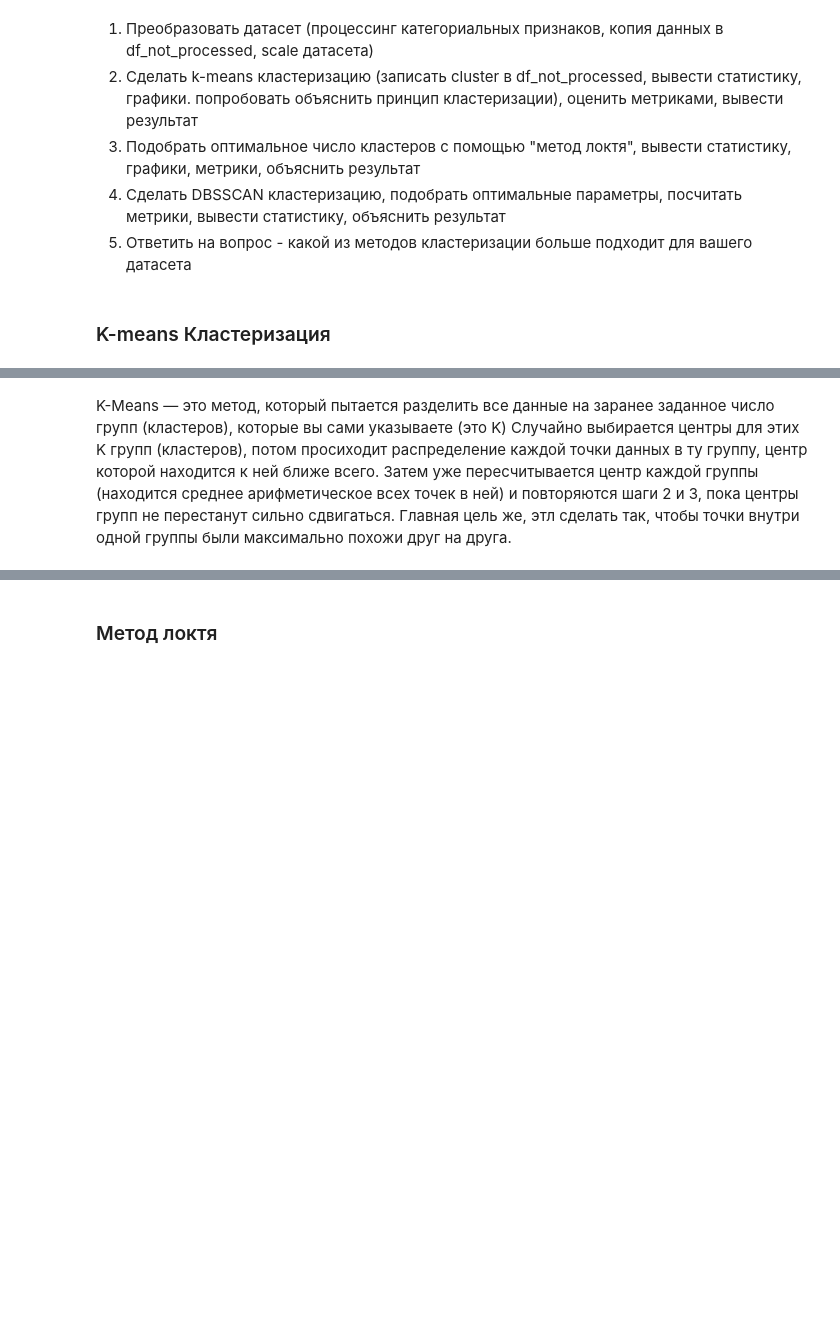
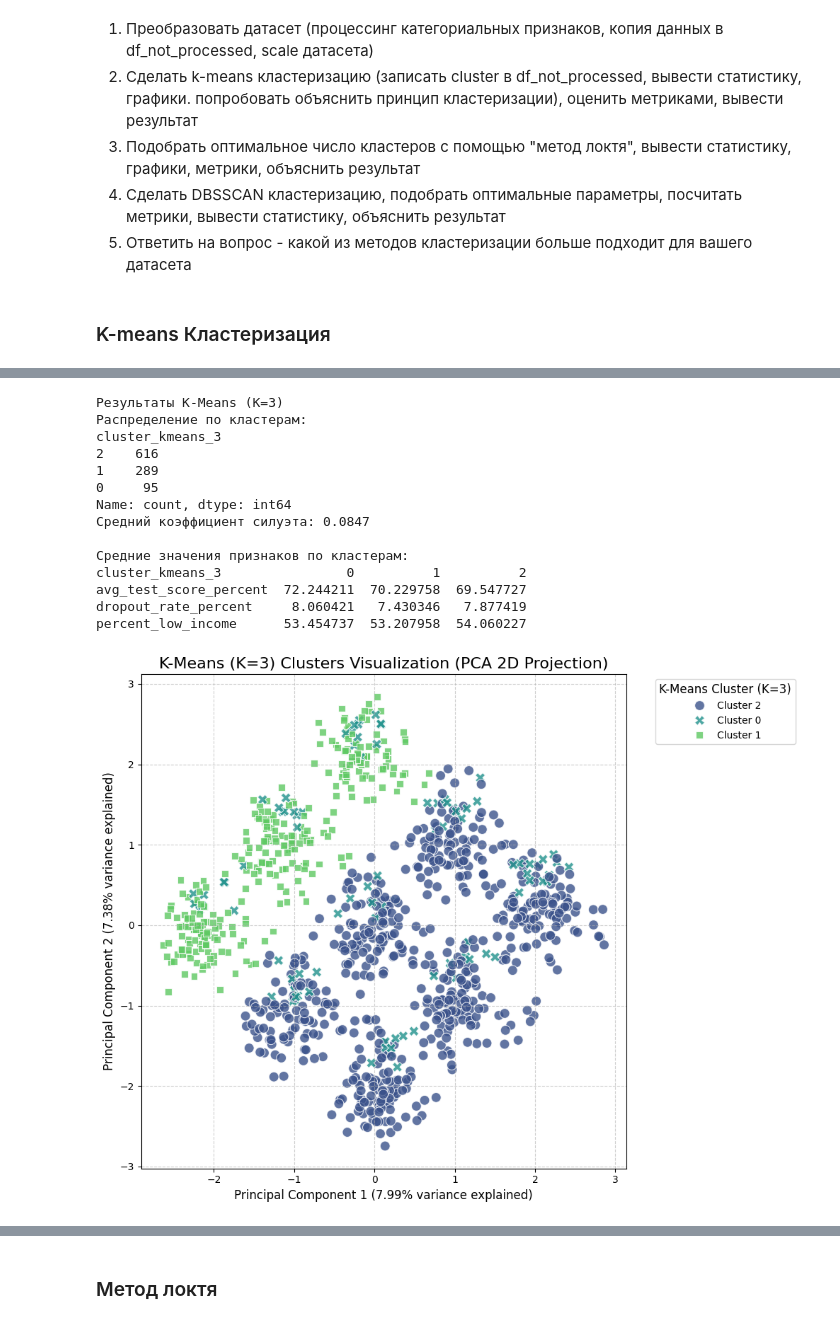
Before and after one commit to MiraInfern/ML, a Jupyter notebook: Lab_4.ipynb, the cells around one changed output, grey strips where cells are left out. Drawn from its saved outputs; the diff is of its cells as text; code cells hidden in the pictures; blank space fills up the shorter version.

```diff
--- a/Lab_4.ipynb
+++ b/Lab_4.ipynb
@@ -91,4 +37,70 @@ grade_level_Middle           0.000000      1.000000      0.310924
-# %% [markdown]
-K-Means — это метод, который пытается разделить все данные на заранее заданное число групп (кластеров), которые вы сами указываете (это K)
-Случайно выбирается центры для этих K групп (кластеров), потом просиходит распределение каждой точки данных в ту группу, центр которой находится к ней ближе всего. Затем уже пересчитывается центр каждой группы (находится среднее арифметическое всех точек в ней) и повторяются шаги 2 и 3, пока центры групп не перестанут сильно сдвигаться.
-Главная цель же, этл сделать так, чтобы точки внутри одной группы были максимально похожи друг на друга.
+# %%
+K = 3
+kmeans_model = KMeans(n_clusters=K, random_state=42, n_init=10)
+
+df_not_processed['cluster_kmeans_3'] = kmeans_model.fit_predict(df_scaled)
+labels_kmeans_3 = df_not_processed['cluster_kmeans_3']
+
+print(f"Результаты K-Means (K={K})")
+print(f"Распределение по кластерам:\n{labels_kmeans_3.value_counts()}")
+
+silhouette_avg_3 = silhouette_score(df_scaled, labels_kmeans_3)
+print(f"Средний коэффициент силуэта: {silhouette_avg_3:.4f}")
+
+
+main_features_for_summary = ['avg_test_score_percent', 'dropout_rate_percent', 'percent_low_income']
+cluster_summary_3 = df_not_processed.groupby('cluster_kmeans_3')[main_features_for_summary].mean().T
+print("\nСредние значения признаков по кластерам:")
+print(cluster_summary_3)
+
+
+
+pca = PCA(n_components=2, random_state=42)
+df_scaled_pca = pca.fit_transform(df_scaled)
+df_scaled_pca = pd.DataFrame(df_scaled_pca, columns=['Principal Component 1', 'Principal Component 2'])
+
+df_scaled_pca['cluster_kmeans_3'] = df_not_processed['cluster_kmeans_3'].astype(str)
+
+plt.figure(figsize=(12, 8))
+sns.scatterplot(
+    x='Principal Component 1',
+    y='Principal Component 2',
+    hue='cluster_kmeans_3',
+    style='cluster_kmeans_3',
+    palette='viridis', # 'viridis' - хорошая цветовая палитра для количественных данных,
+                       # но 'tab10', 'Set1' или 'deep' могут быть лучше для категориальных кластеров
+    legend='full',
+    s=100,
+    alpha=0.8,
+    data=df_scaled_pca
+)
+
+plt.title(f'K-Means (K={K}) Clusters Visualization (PCA 2D Projection)', fontsize=16)
+plt.xlabel(f'Principal Component 1 ({pca.explained_variance_ratio_[0]*100:.2f}% variance explained)', fontsize=12)
+plt.ylabel(f'Principal Component 2 ({pca.explained_variance_ratio_[1]*100:.2f}% variance explained)', fontsize=12)
+plt.grid(True, linestyle='--', alpha=0.6)
+plt.xticks(fontsize=10)
+plt.yticks(fontsize=10)
+
+handles, labels = plt.gca().get_legend_handles_labels()
+new_labels = [f'Cluster {l}' for l in labels]
+plt.legend(handles=handles, labels=new_labels, title=f'K-Means Cluster (K={K})', bbox_to_anchor=(1.05, 1), loc='upper left', fontsize=10, title_fontsize=12)
+
+plt.tight_layout(rect=[0, 0, 0.85, 1])
+plt.show()
+# %% [output]
+Результаты K-Means (K=3)
+Распределение по кластерам:
+cluster_kmeans_3
+2    616
+1    289
+0     95
+Name: count, dtype: int64
+Средний коэффициент силуэта: 0.0847
+
+Средние значения признаков по кластерам:
+cluster_kmeans_3                0          1          2
+avg_test_score_percent  72.244211  70.229758  69.547727
+dropout_rate_percent     8.060421   7.430346   7.877419
+percent_low_income      53.454737  53.207958  54.060227
+[figure, added]
```
Also changed, not shown: parts of 10 cells of this notebook.
